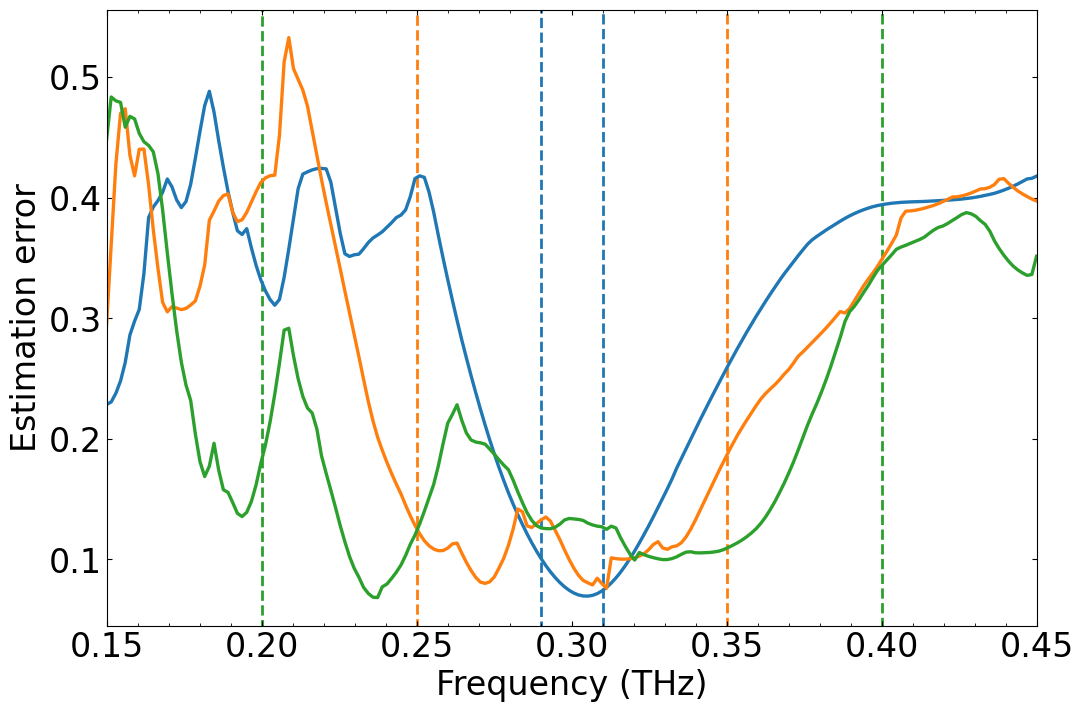
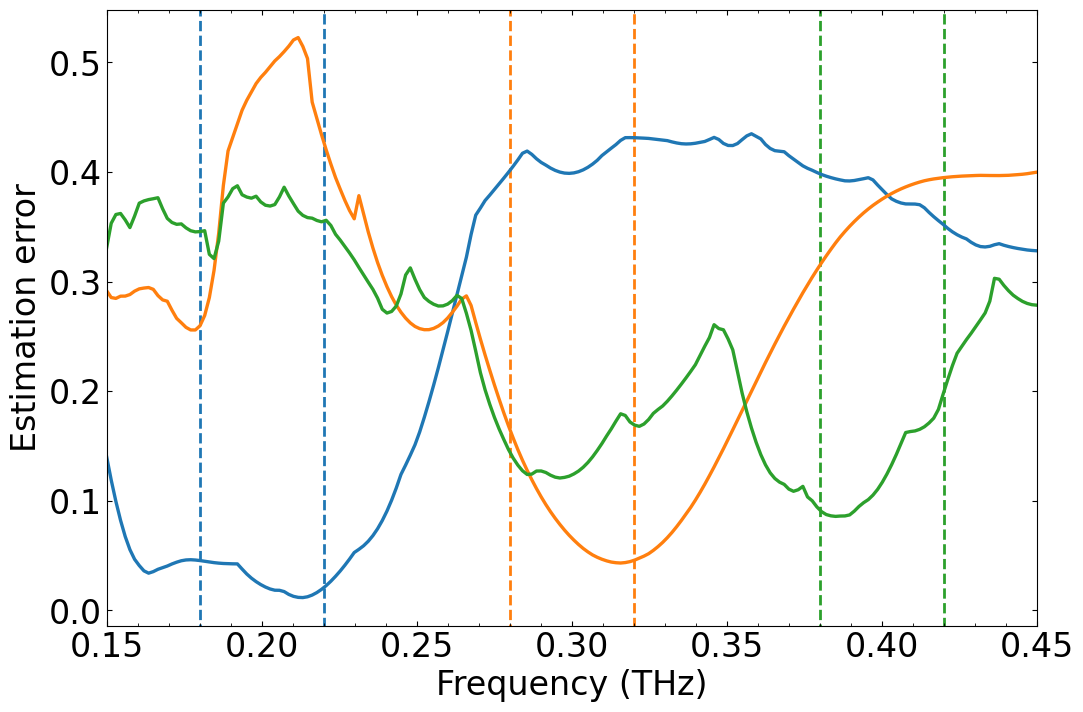
Unified diff of the notebook cell whose output changed from the first chart to the second:
--- before
+++ after
@@ -19,5 +19,5 @@
 axs.set(xlabel= "Frequency (THz)", ylabel= "Estimation error", xlim= (test_shifted_freqs.min()*1e-12, test_shifted_freqs.max()*1e-12))#, xticks= np.arange(0.2, 0.4+0.05, 0.05))
 
-fig.savefig("./graphs/range_shift_25%.pdf", bbox_inches= "tight")
+#fig.savefig("./graphs/range_shift_25%.pdf", bbox_inches= "tight")
 
 plt.show()

Commit: polishing up freq shift graph